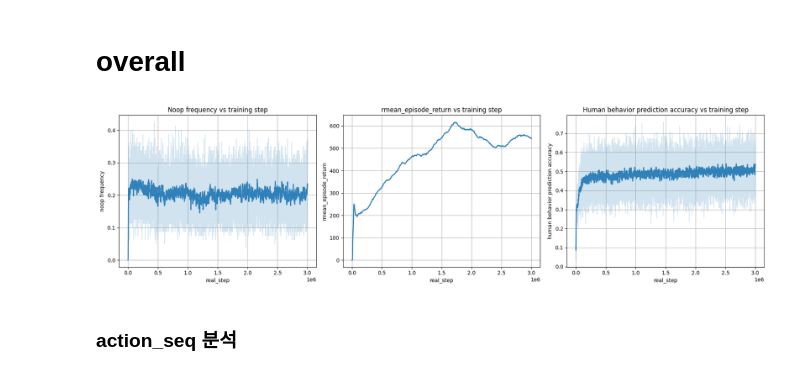
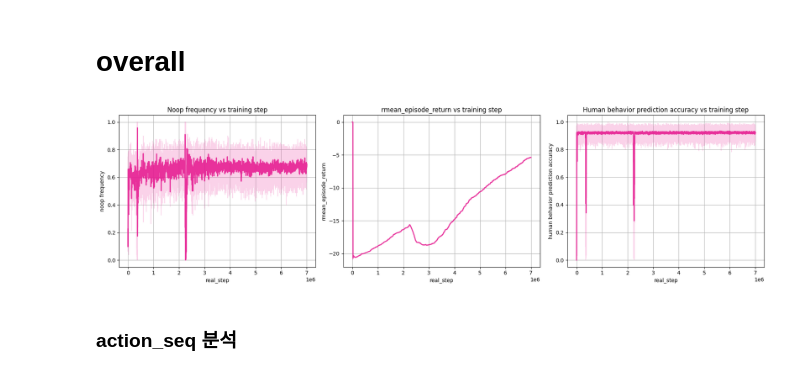
Before and after one commit to jmjmfasdf/thinker, a Jupyter notebook: analyze.ipynb, the cells around one changed output. Cells and saved outputs as stored; diff of their text form; code cells hidden in the pictures.

Commit message:
added compress, visualzation

```diff
--- a/analyze.ipynb
+++ b/analyze.ipynb
@@ -10,7 +10,8 @@ log_root = Path("logs/thinker")
 # 분석할 폴더 이름을 여기 리스트에 넣으세요.
 # 비워두면(log_root 아래 모든 폴더를 사용)
 target_run_names = [
-    "thinker-20251223-140527",
+    #"thinker-20251223-140527",
+    'thinker-20260108-102324'
 ]
 
 run_dirs = sorted([p for p in log_root.iterdir() if p.is_dir()])
@@ -301,8 +302,9 @@ if not run_logs:
     raise RuntimeError("run_logs is empty. Run the previous cell first.")
 
 # ==== settings ====
-max_step = 3000_000     # set to None to use full range
+max_step = 7000_000     # set to None to use full range
 smoothing_window = 50   # moving average window (in steps)
+colors = ["#e61f93", "#ff7f0e", "#2ca02c"]
 # ==================
 
 def plot_metric(ax, y_col, y_label, title):
@@ -329,7 +331,8 @@ def plot_metric(ax, y_col, y_label, title):
             min_periods=1
         ).mean().to_numpy()
 
-        color = plt.cm.tab10(idx % 10)
+        #color = plt.cm.tab10(idx % 10)
+        color = colors[idx % len(colors)]
         ax.plot(x, y, color=color, alpha=0.2, linewidth=1)
         ax.plot(x, y_smooth, color=color, alpha=0.9, linewidth=2)
 
@@ -337,34 +340,34 @@ def plot_metric(ax, y_col, y_label, title):
     ax.set_ylabel(y_label)
     ax.set_title(title)
     ax.grid(True)
 
 fig, axes = plt.subplots(1, 3, figsize=(18, 5))
 
 plot_metric(
     axes[0],
     y_col="noop_frequency",
     y_label="noop frequency",
     title="Noop frequency vs training step"
 )
 
 plot_metric(
     axes[1],
     y_col="rmean_episode_return",
     y_label="rmean_episode_return",
     title="rmean_episode_return vs training step"
 )
 
 plot_metric(
     axes[2],
     y_col="icopro/actor/accuracy",
     y_label="human behavior prediction accuracy",
     title="Human behavior prediction accuracy vs training step"
 )
 
 plt.tight_layout()
 plt.show()
 # %% [output]
-[figure, old version]
+[figure, new version]
 # %% [markdown]
 ### action_seq 분석
 # %%
```
Also changed, not shown: parts of 1 cell of this notebook, 2 other files.
